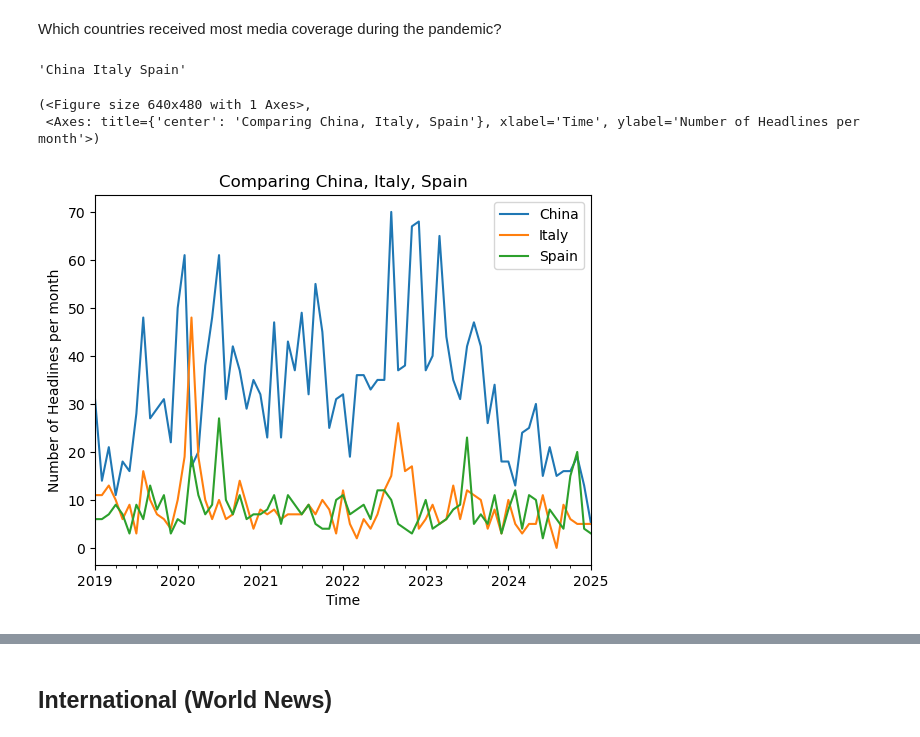
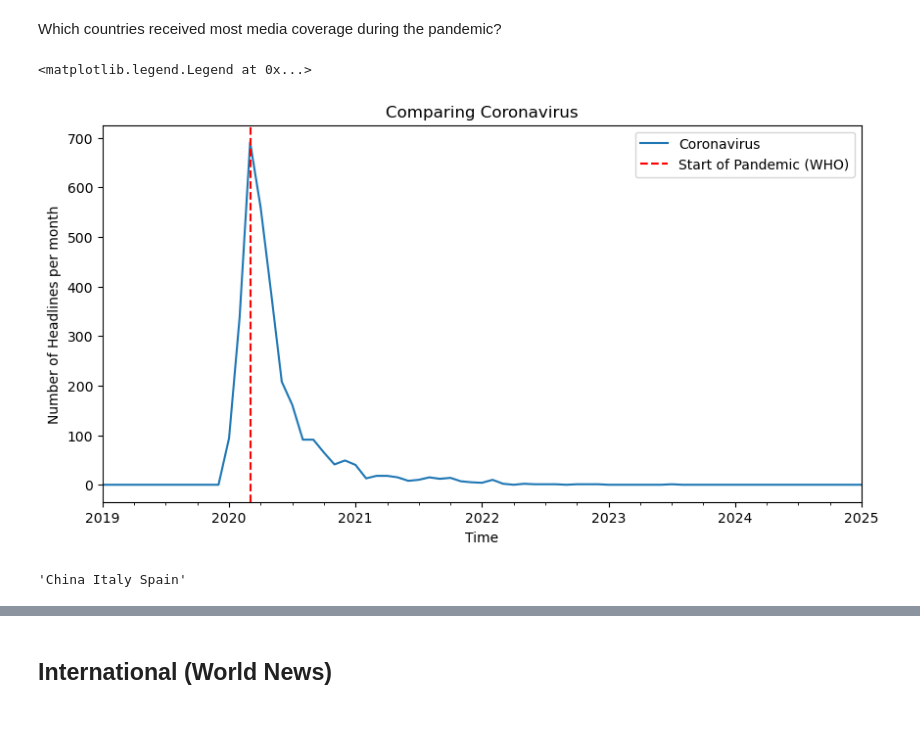
Before and after one commit to ulisesrey/the_guardian_scraper, a Jupyter notebook: source/analysis_notebook_2.ipynb, the cells around one changed output, grey strips where cells are left out. Cells and saved outputs as stored; diff of their text form; code cells hidden in the pictures.

```diff
--- a/source/analysis_notebook_2.ipynb
+++ b/source/analysis_notebook_2.ipynb
@@ -151,6 +183,14 @@ Text(0.5, 0, 'Date')
 Which countries received most media coverage during the pandemic?
 # %%
 from analysis import compare_occurence
+# %%
+fig, ax = compare_occurence(df, "Coronavirus")
+fig.set_size_inches(10, 5)
+ax.axvline(x='2020-03-11', color='r', linestyle='--', label='Start of Pandemic (WHO)')
+ax.legend()
+# %% [output]
+<matplotlib.legend.Legend at 0x...>
+[figure, added]
 # %%
 countries_list = ["China", "Italy", "Spain"]# , "Austria", "Brazil", "South Africa"]
 " ".join(countries_list)
@@ -158,9 +198,3 @@ countries_list = ["China", "Italy", "Spain"]# , "Austria", "Brazil", "South Afri
 'China Italy Spain'
 # %%
 countries_df = df[df["topics"].str.contains("|".join(countries_list), case=False, na=False)]
-# %%
-compare_occurence(countries_df, *countries_list)
-# %% [output]
-(<Figure size 640x480 with 1 Axes>,
- <Axes: title={'center': 'Comparing China, Italy, Spain'}, xlabel='Time', ylabel='Number of Headlines per month'>)
-[figure, removed]
```
Also changed, not shown: parts of 29 cells of this notebook.
